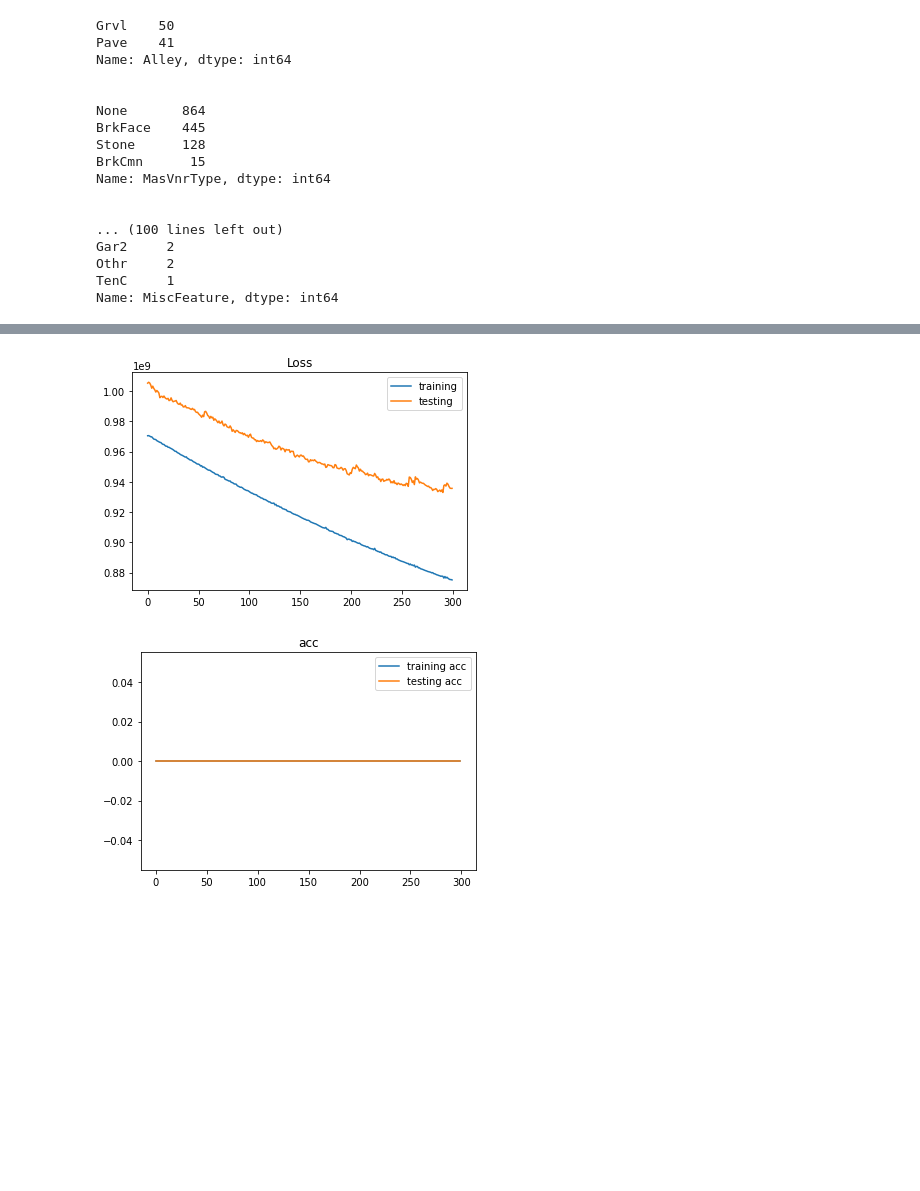
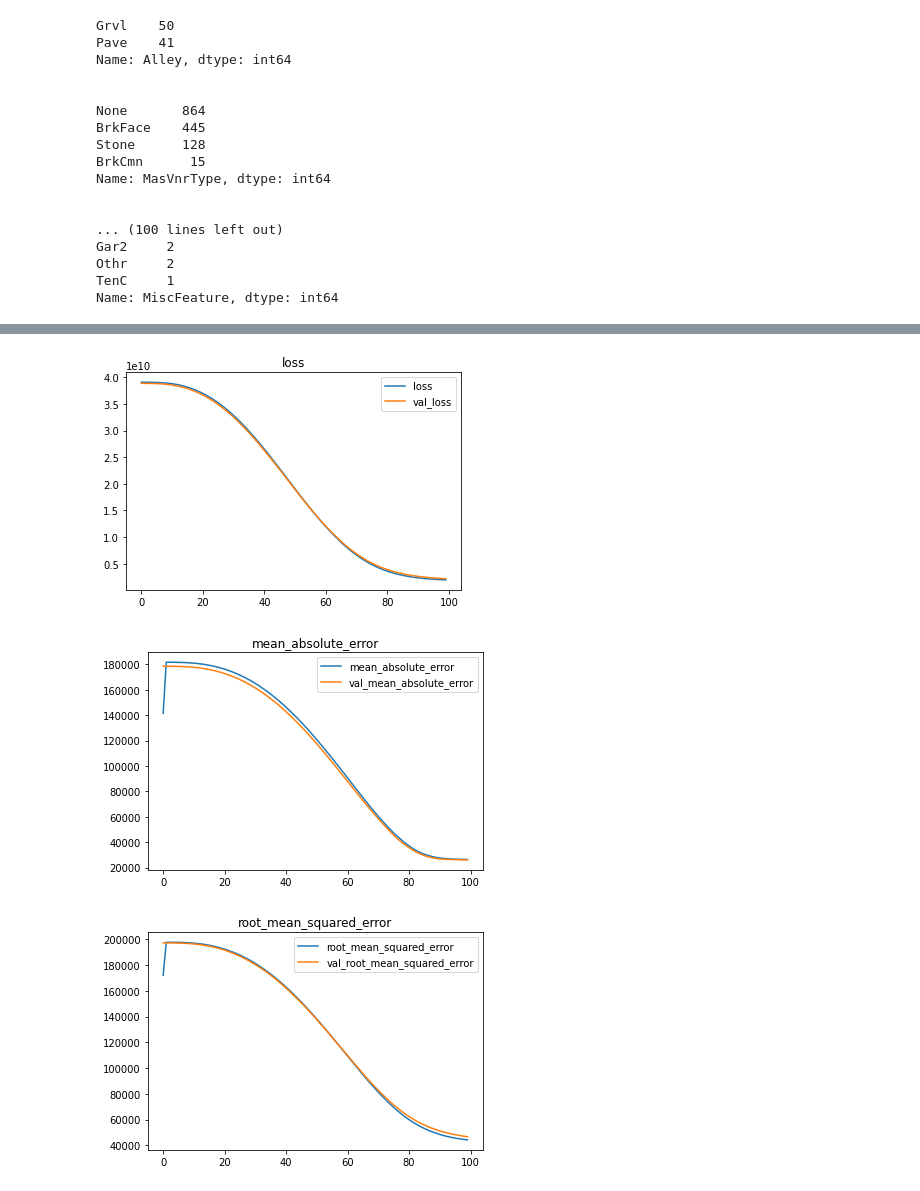
Before and after one commit to dvisionst/Neural_Network_Core, a Jupyter notebook: Neural_Network_Core.ipynb, the cells around one changed output, grey strips where cells are left out. Cells and saved outputs as stored; diff of their text form; code cells hidden in the pictures; blank space fills up the shorter version.

```diff
--- a/Neural_Network_Core.ipynb
+++ b/Neural_Network_Core.ipynb
@@ -250,7 +211,28 @@ history = reg_model.fit(X_train_proc, y_train,
-# %%
-# plotting the history
-
-plot_history(history, ['acc'])
-# %% [output]
-[figure, removed]
-[figure, removed]
+# %%
+# building model #2 with regularizers
+reg_model2 = Sequential()
+reg_model2.add(Dense(10, activation = 'relu',
+                       input_dim=input_dim,
+                       kernel_regularizer=regularizers.l1_l2(l1=.01, l2=.01)
+                      ))
+reg_model2.add(Dense(10,
+                       activation = 'relu',
+                       kernel_regularizer=regularizers.l1(.01)
+                      ))
+reg_model2.add(Dense(1, activation = 'linear'))
+
+# compiling and using the custom function from lesson plan
+reg_model2.compile(optimizer = 'adam', loss = 'mse', metrics = model_metrics)
+# %%
+# fitting the model and storing it in history2
+history2 = reg_model2.fit(X_train_proc, y_train,
+                        validation_data = (X_test_proc, y_test),
+                        epochs = 100,
+                        verbose=0)
+# %%
+# using the ploting function to visually look at performance.
+plot_history(history2)
+# %% [output]
+[figure, added]
+[figure, added]
+[figure, added]
```
Also changed, not shown: parts of 18 cells of this notebook.
